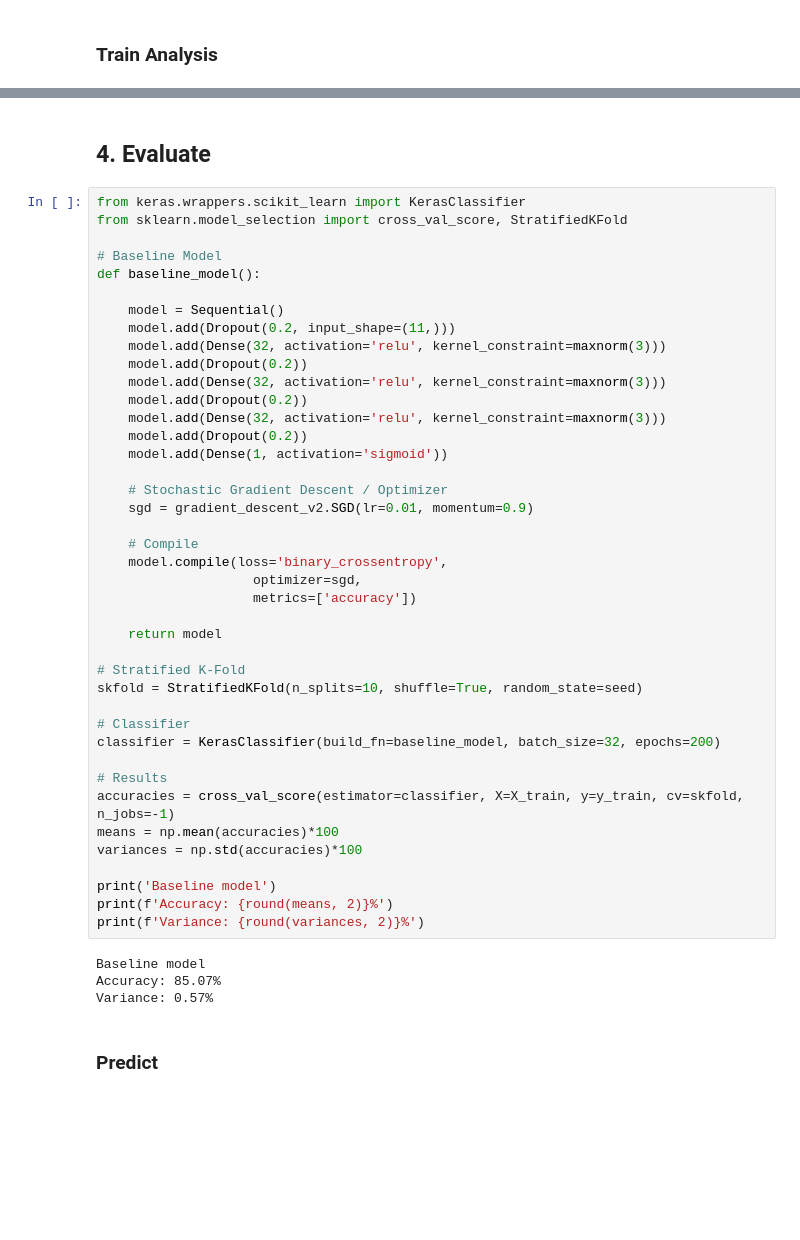
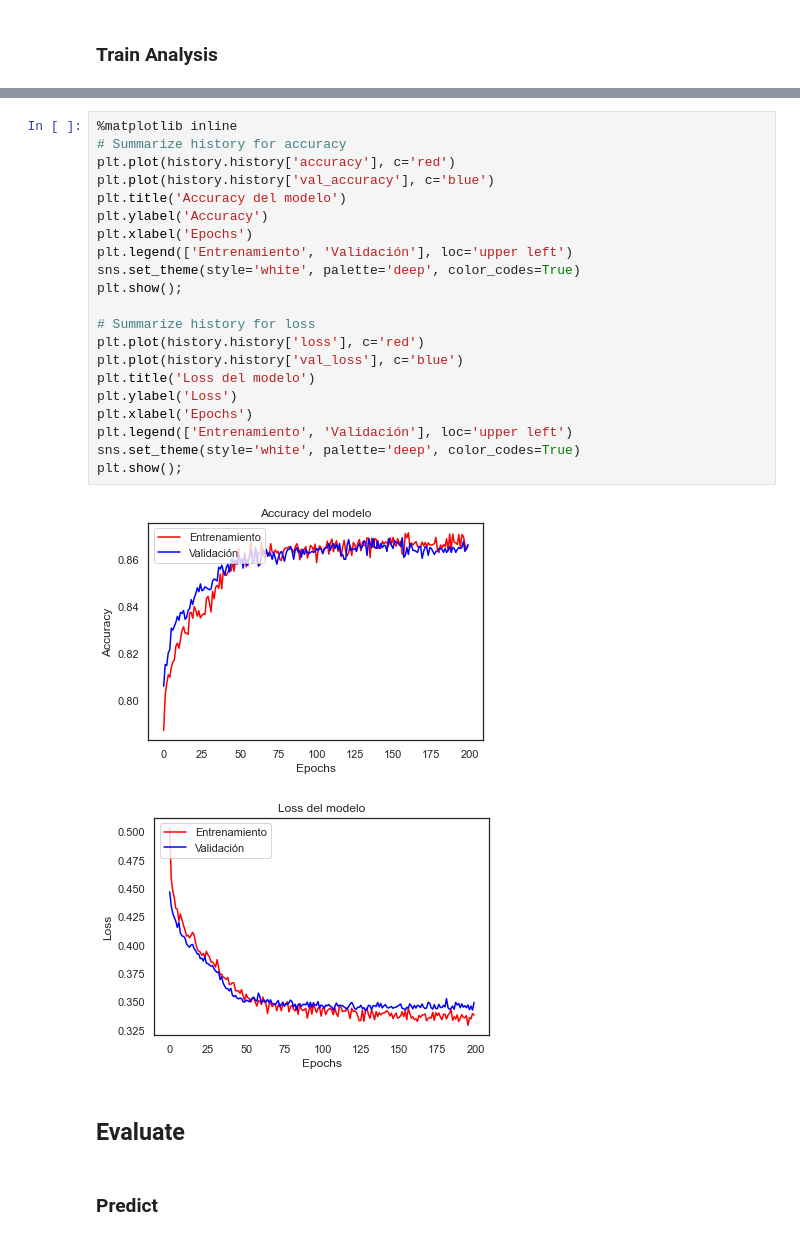
Before and after one commit to jorge-robledo11/Portfolio, a Jupyter notebook: Deep Learning/1. Proyecto DL - MLP + Churn Modeling.ipynb, the cells around one changed output, grey strips where cells are left out. Cells and saved outputs as stored; diff of their text form; blank space fills up the shorter version.

```diff
--- a/Deep Learning/1. Proyecto DL - MLP + Churn Modeling.ipynb
+++ b/Deep Learning/1. Proyecto DL - MLP + Churn Modeling.ipynb
@@ -243,50 +395,29 @@ plt.show();
+# %%
+%matplotlib inline
+# Summarize history for accuracy
+plt.plot(history.history['accuracy'], c='red')
+plt.plot(history.history['val_accuracy'], c='blue')
+plt.title('Accuracy del modelo')
+plt.ylabel('Accuracy')
+plt.xlabel('Epochs')
+plt.legend(['Entrenamiento', 'Validación'], loc='upper left')
+sns.set_theme(style='white', palette='deep', color_codes=True)
+plt.show();
+
+# Summarize history for loss
+plt.plot(history.history['loss'], c='red')
+plt.plot(history.history['val_loss'], c='blue')
+plt.title('Loss del modelo')
+plt.ylabel('Loss')
+plt.xlabel('Epochs')
+plt.legend(['Entrenamiento', 'Validación'], loc='upper left')
+sns.set_theme(style='white', palette='deep', color_codes=True)
+plt.show();
+# %% [output]
+[figure, added]
+[figure, added]
 # %% [markdown]
-## **4. Evaluate**
+## **Evaluate**
-# %%
-from keras.wrappers.scikit_learn import KerasClassifier
-from sklearn.model_selection import cross_val_score, StratifiedKFold
-
-# Baseline Model
-def baseline_model():
-
-    model = Sequential()
-    model.add(Dropout(0.2, input_shape=(11,)))
-    model.add(Dense(32, activation='relu', kernel_constraint=maxnorm(3)))
-    model.add(Dropout(0.2))
-    model.add(Dense(32, activation='relu', kernel_constraint=maxnorm(3)))
-    model.add(Dropout(0.2))
-    model.add(Dense(32, activation='relu', kernel_constraint=maxnorm(3)))
-    model.add(Dropout(0.2))
-    model.add(Dense(1, activation='sigmoid'))
-
-    # Stochastic Gradient Descent / Optimizer
-    sgd = gradient_descent_v2.SGD(lr=0.01, momentum=0.9)
-
-    # Compile
-    model.compile(loss='binary_crossentropy',
-                    optimizer=sgd,
-                    metrics=['accuracy'])
-
-    return model
-
-# Stratified K-Fold
-skfold = StratifiedKFold(n_splits=10, shuffle=True, random_state=seed)
-
-# Classifier
-classifier = KerasClassifier(build_fn=baseline_model, batch_size=32, epochs=200)
-
-# Results
-accuracies = cross_val_score(estimator=classifier, X=X_train, y=y_train, cv=skfold, n_jobs=-1)
-means = np.mean(accuracies)*100
-variances = np.std(accuracies)*100
-
-print('Baseline model')
-print(f'Accuracy: {round(means, 2)}%')
-print(f'Variance: {round(variances, 2)}%')
-# %% [output]
-Baseline model
-Accuracy: 85.07%
-Variance: 0.57%
 # %% [markdown]
 ### **Predict**
 # %%
```
Also changed, not shown: parts of 15 cells of this notebook.
